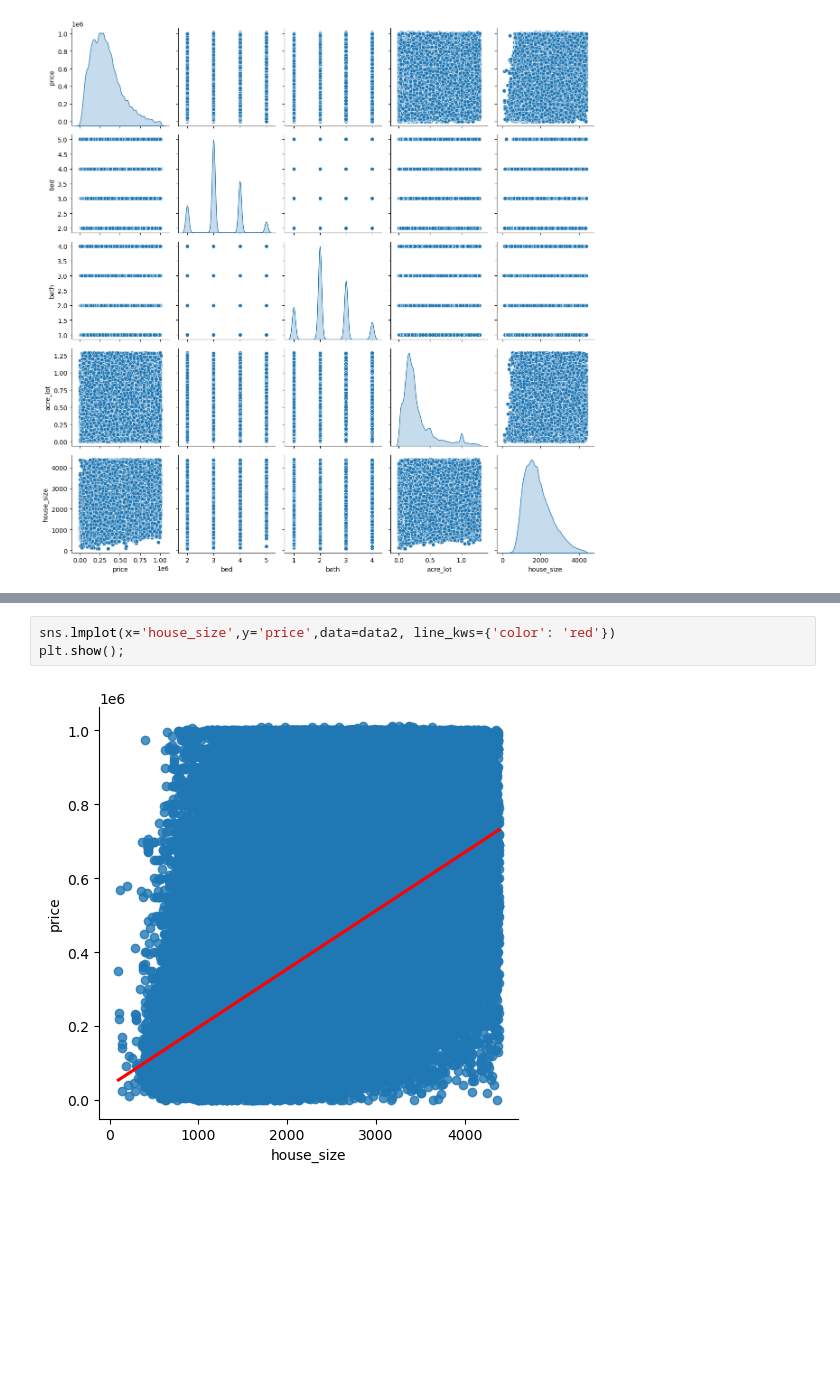
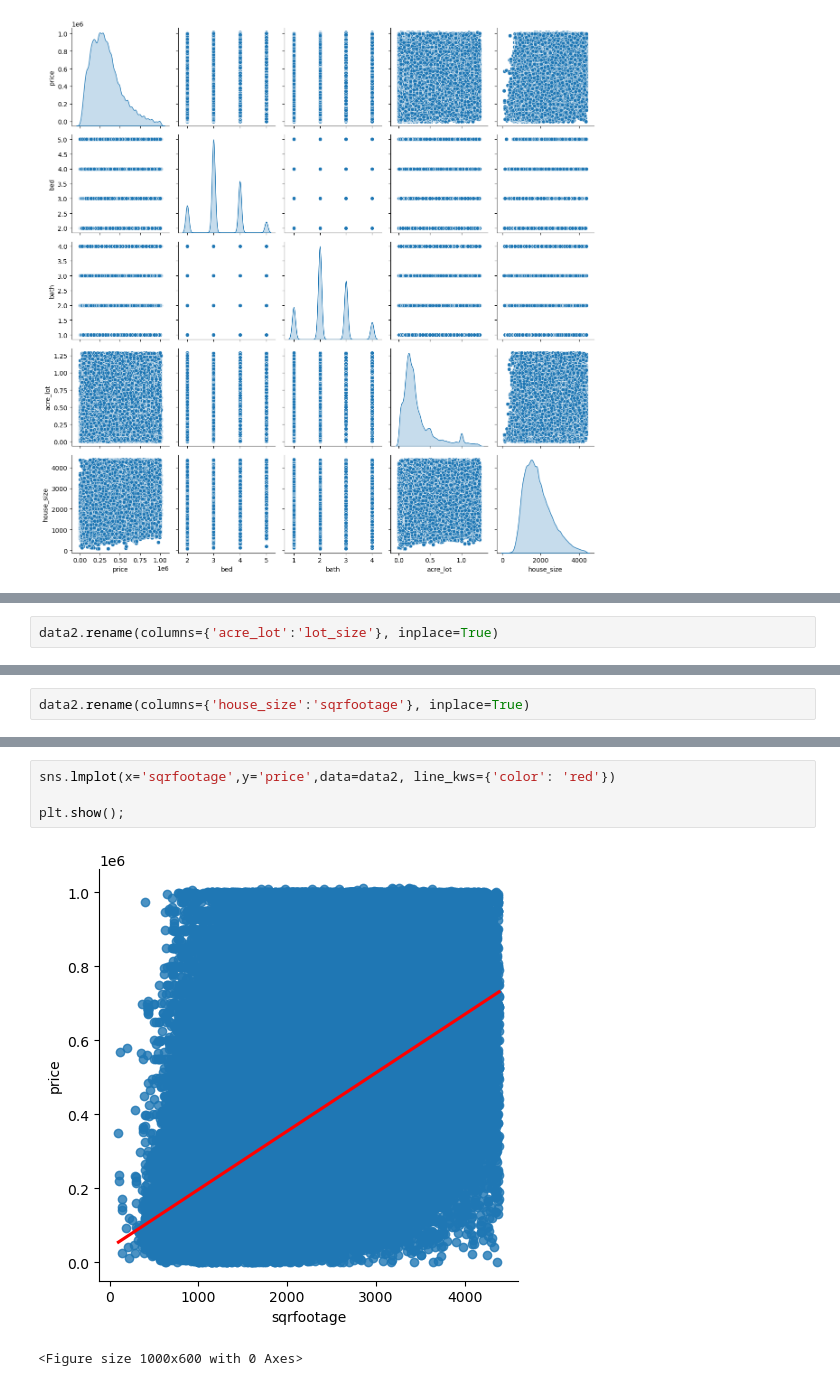
Before and after one commit to PM696/SpringboardBootCamp_DataScience, a Jupyter notebook: Capstone_Two_Data_Wrangling-main/EDA_Price_prediction_CapstoneTwo.ipynb, the cells around one changed output, grey strips where cells are left out. Saved outputs shown, nothing was run; the diff lists cells and outputs as text; blank space fills up the shorter version.

```diff
--- a/Capstone_Two_Data_Wrangling-main/EDA_Price_prediction_CapstoneTwo.ipynb
+++ b/Capstone_Two_Data_Wrangling-main/EDA_Price_prediction_CapstoneTwo.ipynb
@@ -192,0 +218,2 @@ plt.show();
+# %%
+data2.rename(columns={'acre_lot':'lot_size'}, inplace=True)
@@ -197,0 +255,2 @@ plt.show();
+# %%
+data2.rename(columns={'house_size':'sqrfootage'}, inplace=True)
@@ -198,5 +272,7 @@ plt.show();
 # %%
-sns.lmplot(x='house_size',y='price',data=data2, line_kws={'color': 'red'})
+sns.lmplot(x='sqrfootage',y='price',data=data2, line_kws={'color': 'red'})
+
 plt.show();
 # %% [output]
-[figure, old version]
+[figure, new version]
+<Figure size 1000x600 with 0 Axes>
```
Also changed, not shown: parts of 15 cells of this notebook.
